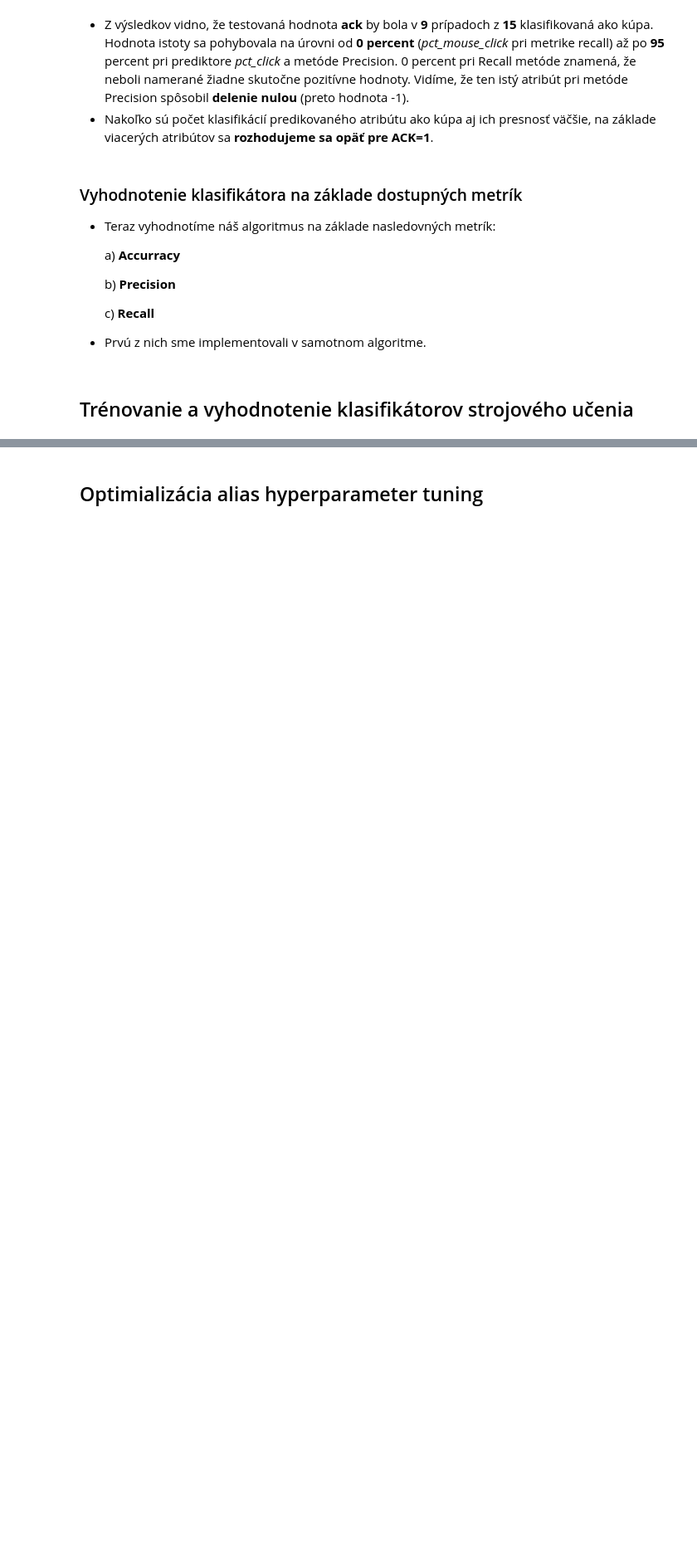
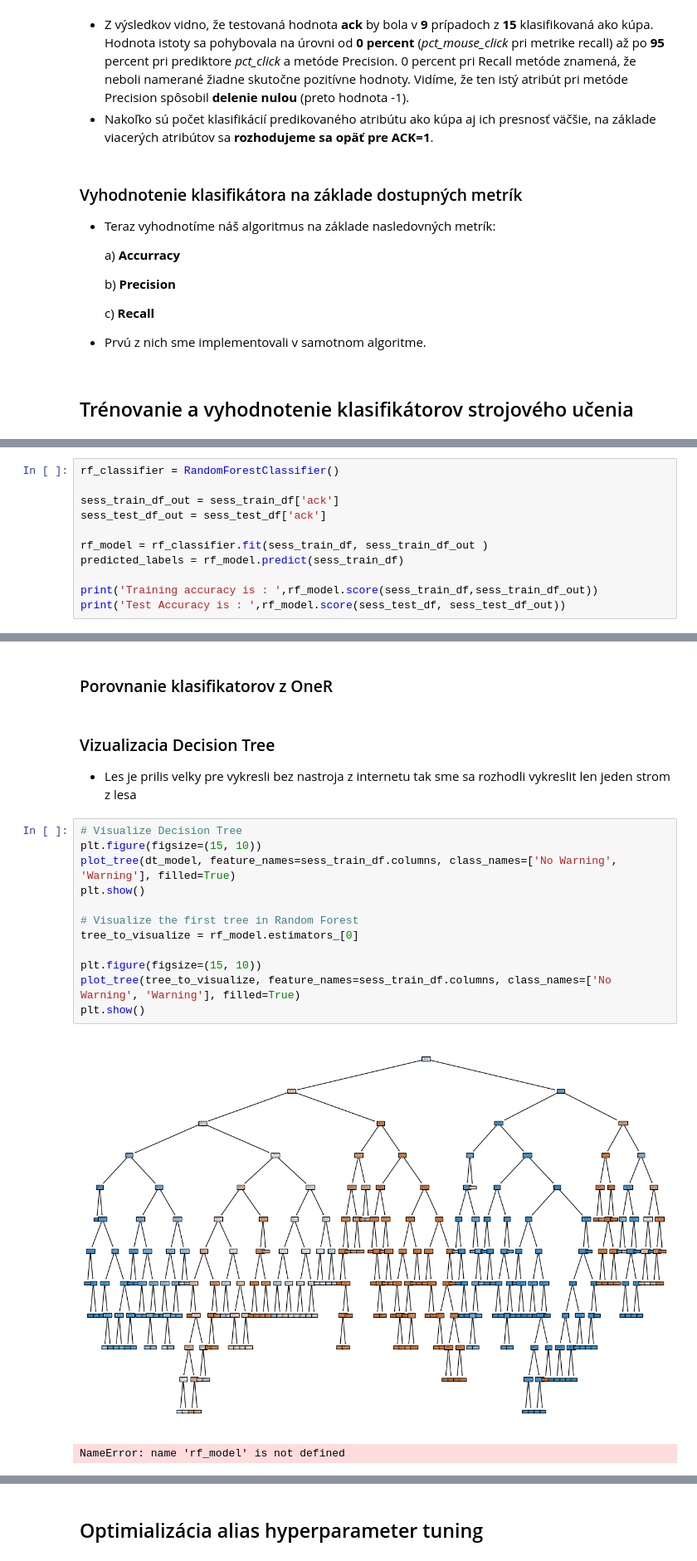
Before and after one commit to FilipMojto/IAU_project, a Jupyter notebook: ML_report.ipynb, the cells around one changed output, grey strips where cells are left out. Shown at 83% size. Cells and saved outputs as stored; diff of their text form; blank space fills up the shorter version.

```diff
--- a/ML_report.ipynb
+++ b/ML_report.ipynb
@@ -218,0 +272,11 @@ print(recalls)
+# %%
+rf_classifier = RandomForestClassifier()
+
+sess_train_df_out = sess_train_df['ack']
+sess_test_df_out = sess_test_df['ack']
+
+rf_model = rf_classifier.fit(sess_train_df, sess_train_df_out )
+predicted_labels = rf_model.predict(sess_train_df)
+
+print('Training accuracy is : ',rf_model.score(sess_train_df,sess_train_df_out))
+print('Test Accuracy is : ',rf_model.score(sess_test_df, sess_test_df_out))
@@ -218,0 +287,20 @@ print(recalls)
+# %% [markdown]
+### Porovnanie klasifikatorov z OneR
+# %% [markdown]
+### Vizualizacia Decision Tree
+- Les je prilis velky pre vykresli bez nastroja z internetu tak sme sa rozhodli vykreslit len jeden strom z lesa
+# %%
+# Visualize Decision Tree
+plt.figure(figsize=(15, 10))
+plot_tree(dt_model, feature_names=sess_train_df.columns, class_names=['No Warning', 'Warning'], filled=True)
+plt.show()
+
+# Visualize the first tree in Random Forest
+tree_to_visualize = rf_model.estimators_[0]
+
+plt.figure(figsize=(15, 10))
+plot_tree(tree_to_visualize, feature_names=sess_train_df.columns, class_names=['No Warning', 'Warning'], filled=True)
+plt.show()
+# %% [output]
+[figure, added]
+NameError: name 'rf_model' is not defined
```
Also changed, not shown: parts of 14 cells of this notebook, 3 other files.
